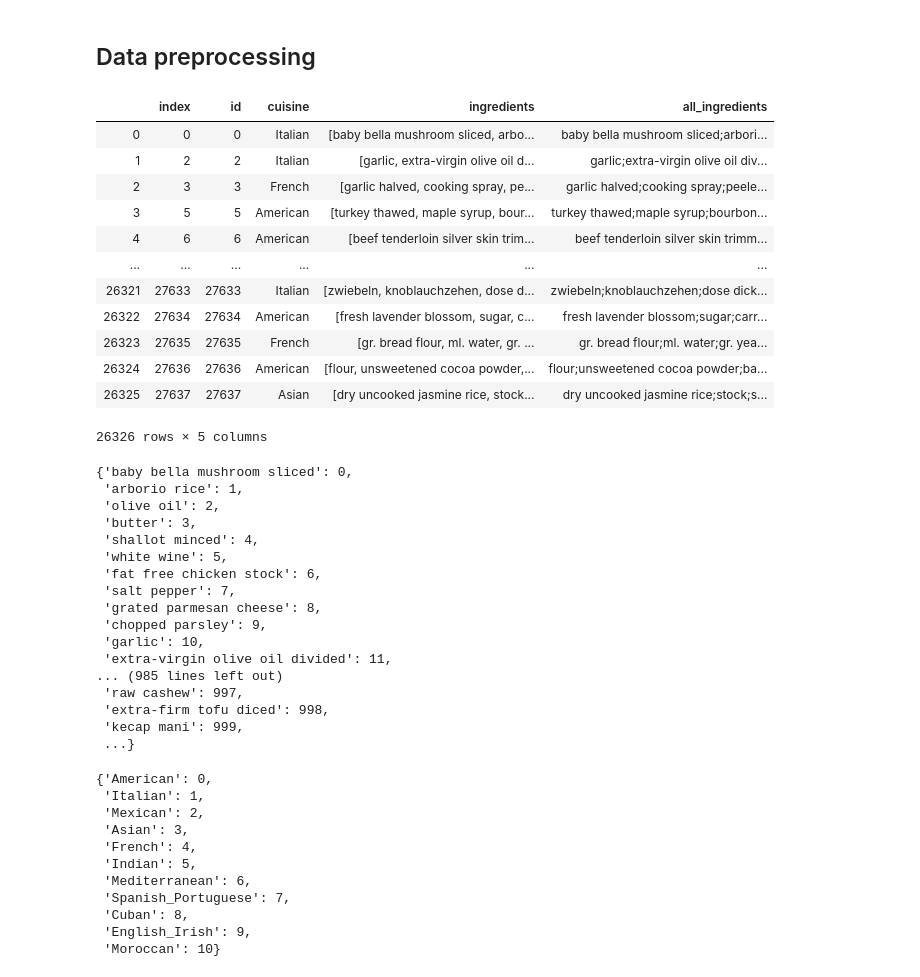
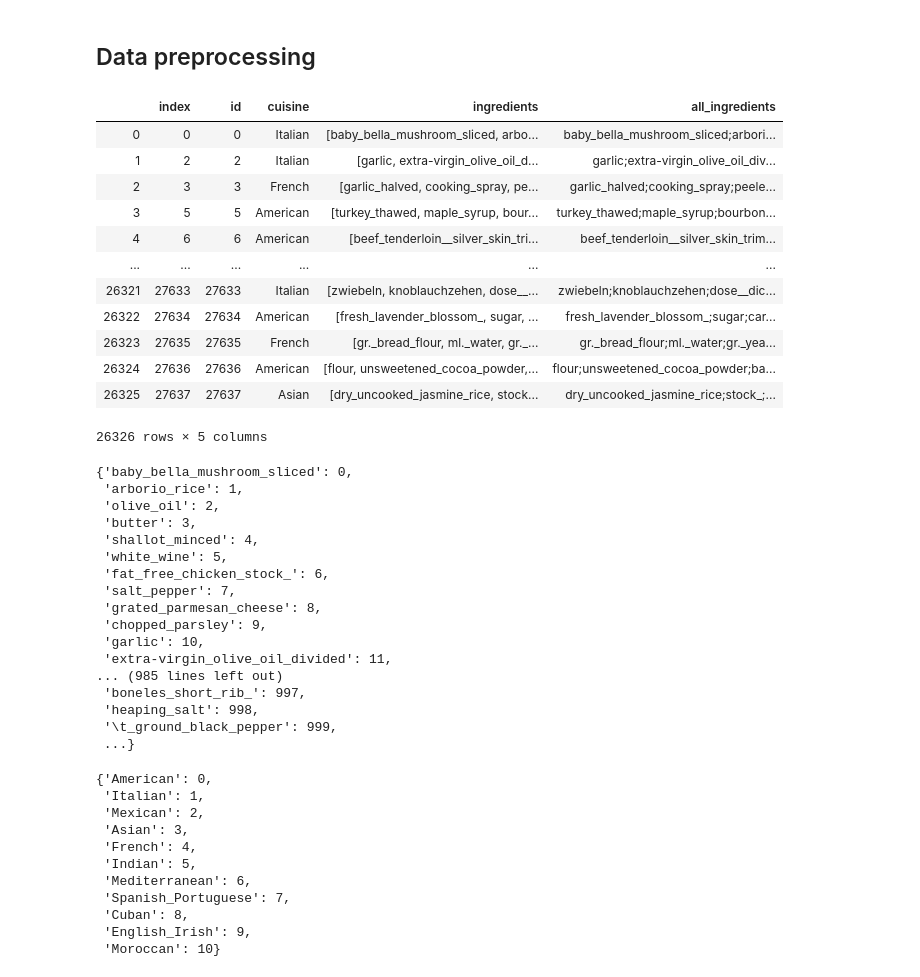
Before and after one commit to catherning/food_recipe_gen, a Jupyter notebook: cuisine_classification/NN_classification.ipynb, the cells around one changed output. Saved outputs shown, nothing was run; the diff lists cells and outputs as text; code cells hidden in the pictures.

```diff
--- a/cuisine_classification/NN_classification.ipynb
+++ b/cuisine_classification/NN_classification.ipynb
@@ -21,24 +23,28 @@ import torch.optim as optim
 # %%
 FOLDER_PATH = "D:\\Google Drive\\Catherning Folder\\THU\\Thesis\\Recipe datasets\\"
 DATASET = ["scirep-cuisines-detail","Yummly28"]
-FILES = ["random_data.pkl","cluster_centroid_data.pkl","full_data.pkl"]
-balanced = True
+FILES = ["random","cluster_centroid","full"]
+dataset = DATASET[1]
+file = FILES[2]
+
+balanced = False
+load = False
 # %%
 # TODO put together both datasets (same method of undersampling, or undersample afterwards ?) & test
-df=pd.read_pickle(os.path.join(FOLDER_PATH,DATASET[1],FILES[2]))
+df=pd.read_pickle(os.path.join(FOLDER_PATH,dataset,file+"_data.pkl"))
 df=df.reset_index()
 df
 # %% [output]
 |  | index | id | cuisine | ingredients | all_ingredients |
-| 0 | 0 | 0 | Italian | [baby bella mushroom sliced, arbo... | baby bella mushroom sliced;arbori... |
-| 1 | 2 | 2 | Italian | [garlic, extra-virgin olive oil d... | garlic;extra-virgin olive oil div... |
-| 2 | 3 | 3 | French | [garlic halved, cooking spray, pe... | garlic halved;cooking spray;peele... |
-| 3 | 5 | 5 | American | [turkey thawed, maple syrup, bour... | turkey thawed;maple syrup;bourbon... |
-| 4 | 6 | 6 | American | [beef tenderloin silver skin trim... | beef tenderloin silver skin trimm... |
+| 0 | 0 | 0 | Italian | [baby_bella_mushroom_sliced, arbo... | baby_bella_mushroom_sliced;arbori... |
+| 1 | 2 | 2 | Italian | [garlic, extra-virgin_olive_oil_d... | garlic;extra-virgin_olive_oil_div... |
+| 2 | 3 | 3 | French | [garlic_halved, cooking_spray, pe... | garlic_halved;cooking_spray;peele... |
+| 3 | 5 | 5 | American | [turkey_thawed, maple_syrup, bour... | turkey_thawed;maple_syrup;bourbon... |
+| 4 | 6 | 6 | American | [beef_tenderloin__silver_skin_tri... | beef_tenderloin__silver_skin_trim... |
 | ... | ... | ... | ... | ... | ... |
-| 26321 | 27633 | 27633 | Italian | [zwiebeln, knoblauchzehen, dose d... | zwiebeln;knoblauchzehen;dose dick... |
-| 26322 | 27634 | 27634 | American | [fresh lavender blossom, sugar, c... | fresh lavender blossom;sugar;carr... |
-| 26323 | 27635 | 27635 | French | [gr. bread flour, ml. water, gr. ... | gr. bread flour;ml. water;gr. yea... |
-| 26324 | 27636 | 27636 | American | [flour, unsweetened cocoa powder,... | flour;unsweetened cocoa powder;ba... |
-| 26325 | 27637 | 27637 | Asian | [dry uncooked jasmine rice, stock... | dry uncooked jasmine rice;stock;s... |
+| 26321 | 27633 | 27633 | Italian | [zwiebeln, knoblauchzehen, dose__... | zwiebeln;knoblauchzehen;dose__dic... |
+| 26322 | 27634 | 27634 | American | [fresh_lavender_blossom_, sugar, ... | fresh_lavender_blossom_;sugar;car... |
+| 26323 | 27635 | 27635 | French | [gr._bread_flour, ml._water, gr._... | gr._bread_flour;ml._water;gr._yea... |
+| 26324 | 27636 | 27636 | American | [flour, unsweetened_cocoa_powder,... | flour;unsweetened_cocoa_powder;ba... |
+| 26325 | 27637 | 27637 | Asian | [dry_uncooked_jasmine_rice, stock... | dry_uncooked_jasmine_rice;stock_;... |
 26326 rows × 5 columns
@@ -50,22 +58,22 @@ for ingredients in df.loc[:,"ingredients"]:
 vocab_ingrs.add_word("<unk>")
 vocab_ingrs.word2idx
 # %% [output]
-{'baby bella mushroom sliced': 0,
- 'arborio rice': 1,
- 'olive oil': 2,
+{'baby_bella_mushroom_sliced': 0,
+ 'arborio_rice': 1,
+ 'olive_oil': 2,
  'butter': 3,
- 'shallot minced': 4,
- 'white wine': 5,
- 'fat free chicken stock': 6,
- 'salt pepper': 7,
- 'grated parmesan cheese': 8,
- 'chopped parsley': 9,
+ 'shallot_minced': 4,
+ 'white_wine': 5,
+ 'fat_free_chicken_stock_': 6,
+ 'salt_pepper': 7,
+ 'grated_parmesan_cheese': 8,
+ 'chopped_parsley': 9,
  'garlic': 10,
- 'extra-virgin olive oil divided': 11,
+ 'extra-virgin_olive_oil_divided': 11,
 ... (985 lines left out)
- 'raw cashew': 997,
- 'extra-firm tofu diced': 998,
- 'kecap mani': 999,
+ 'boneles_short_rib_': 997,
+ 'heaping_salt': 998,
+ '\t_ground_black_pepper': 999,
  ...}
 # %%
 vocab_cuisine = utils.Vocabulary()
```
Also changed, not shown: parts of 16 cells of this notebook, 1 other file.
